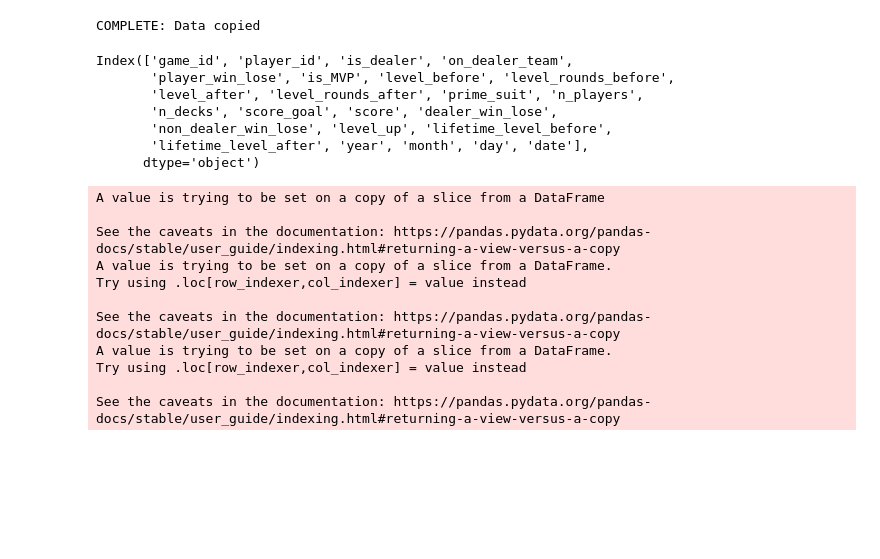
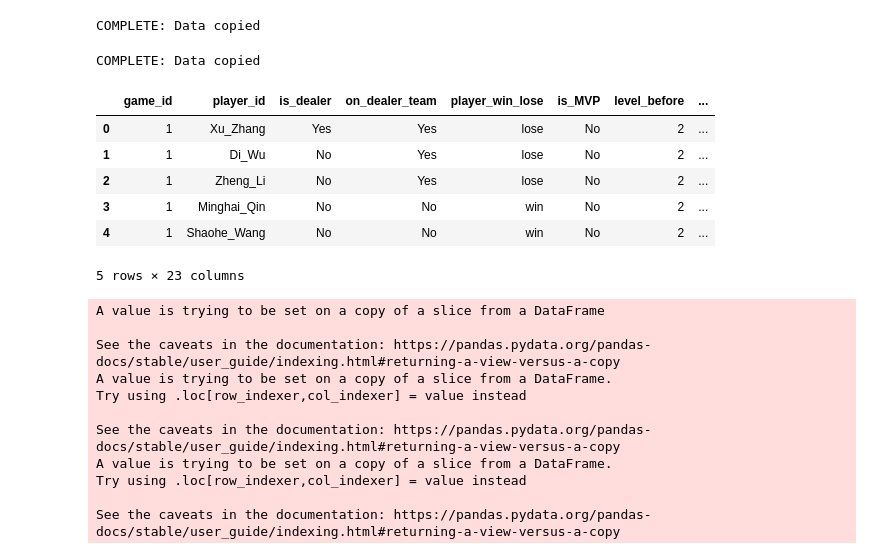
Before and after one commit to snownontrace/stats_playing_cards, a Jupyter notebook: testing-player-stats.ipynb, the cells around one changed output. Drawn from its saved outputs; the diff is of its cells as text; code cells hidden in the pictures; blank space fills up the shorter version.

```diff
--- a/update-player-stats.ipynb
+++ b/testing-player-stats.ipynb
@@ -35,13 +427,17 @@ df = df_raw.astype({'game_id': 'int64',
 # %%
-df.columns
+df = get_df_game_record()
 # %% [output]
-Index(['game_id', 'player_id', 'is_dealer', 'on_dealer_team',
-       'player_win_lose', 'is_MVP', 'level_before', 'level_rounds_before',
-       'level_after', 'level_rounds_after', 'prime_suit', 'n_players',
-       'n_decks', 'score_goal', 'score', 'dealer_win_lose',
-       'non_dealer_win_lose', 'level_up', 'lifetime_level_before',
-       'lifetime_level_after', 'year', 'month', 'day', 'date'],
-      dtype='object')
+COMPLETE: Data copied
+# %%
+df.head()
+# %% [output]
+|  | game_id | player_id | is_dealer | on_dealer_team | player_win_lose | is_MVP | level_before | ... |
+| 0 | 1 | Xu_Zhang | Yes | Yes | lose | No | 2 | ... |
+| 1 | 1 | Di_Wu | No | Yes | lose | No | 2 | ... |
+| 2 | 1 | Zheng_Li | No | Yes | lose | No | 2 | ... |
+| 3 | 1 | Minghai_Qin | No | No | win | No | 2 | ... |
+| 4 | 1 | Shaohe_Wang | No | No | win | No | 2 | ... |
+5 rows × 23 columns
 # %%
 # Utility functions
 def get_player_stats(df, player, shortstaffed_games_list):
```
Also changed, not shown: parts of 11 cells of this notebook, 7 other files.
